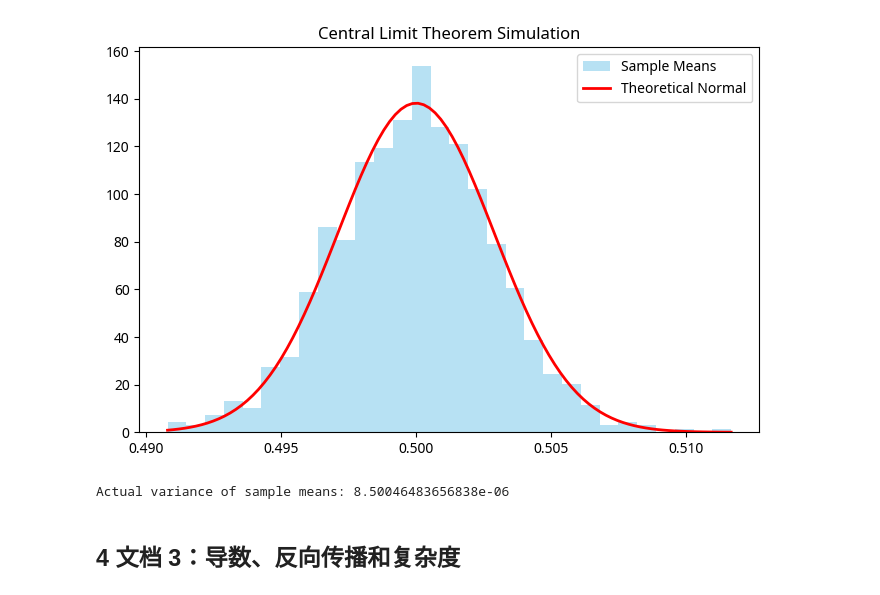
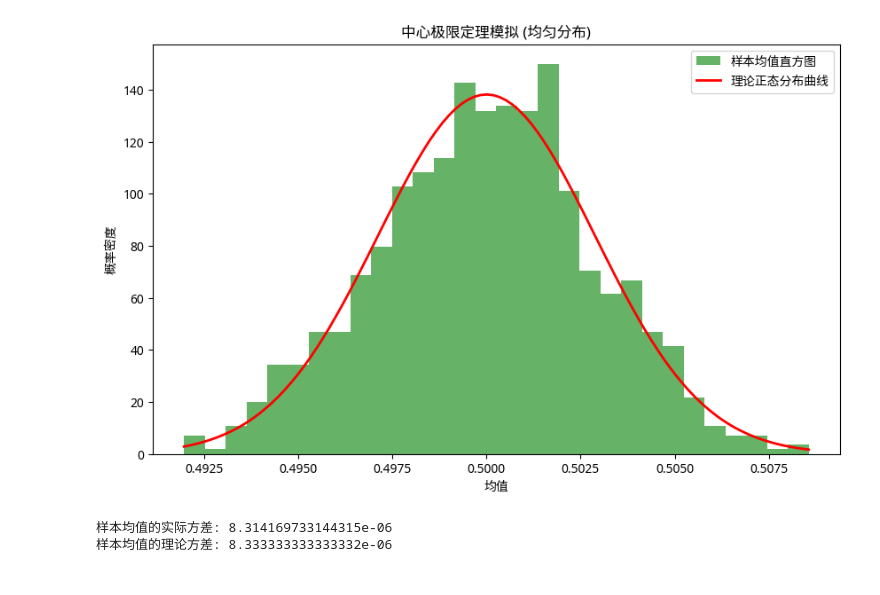
Before and after one commit to Dengxiaojian666/HW01-DengYetao, a Jupyter notebook: HW01-20234080108-邓烨涛.ipynb, the cells around one changed output. Cells and saved outputs as stored; diff of their text form; code cells hidden in the pictures.

```diff
--- a/HW01-20234080108-邓烨涛.ipynb
+++ b/HW01-20234080108-邓烨涛.ipynb
@@ -30,24 +88,27 @@ Frobenius norm of Z: 4.780557134151745
 # %%
 import numpy as np
 import matplotlib.pyplot as plt
 from scipy.stats import norm
 
+# 1. 模拟中心极限定理
 n, m = 10000, 1000
 means = np.array([np.mean(np.random.uniform(0, 1, n)) for _ in range(m)])
 
-plt.figure(figsize=(8, 5))
-plt.hist(means, bins=30, density=True, alpha=0.6, color='skyblue', label='Sample Means')
+# 2. 绘图
+plt.figure(figsize=(10, 6))
+plt.hist(means, bins=30, density=True, alpha=0.6, color='g', label='样本均值直方图')
 mu_theoretical = 0.5
 sigma_theoretical = np.sqrt((1/12) / n)
 x = np.linspace(min(means), max(means), 100)
-plt.plot(x, norm.pdf(x, mu_theoretical, sigma_theoretical), 'r-', lw=2, label='Theoretical Normal')
-plt.title('Central Limit Theorem Simulation')
+plt.plot(x, norm.pdf(x, mu_theoretical, sigma_theoretical), 'r-', lw=2, label='理论正态分布曲线')
+plt.title('中心极限定理模拟 (均匀分布)')
 plt.legend()
 plt.show()
 
-print("Actual variance of sample means:", np.var(means))
+# 3. 计算实际方差
+print("样本均值的实际方差:", np.var(means))
+print("样本均值的理论方差:", sigma_theoretical**2)
 # %% [output]
-[figure, old version]
+[figure, new version]
-Actual variance of sample means: 8.50046483656838e-06
+样本均值的实际方差: 8.314169733144315e-06
+样本均值的理论方差: 8.333333333333332e-06
-# %% [markdown]
-## 4 文档 3：导数、反向传播和复杂度
```
Also changed, not shown: parts of 16 cells of this notebook.
